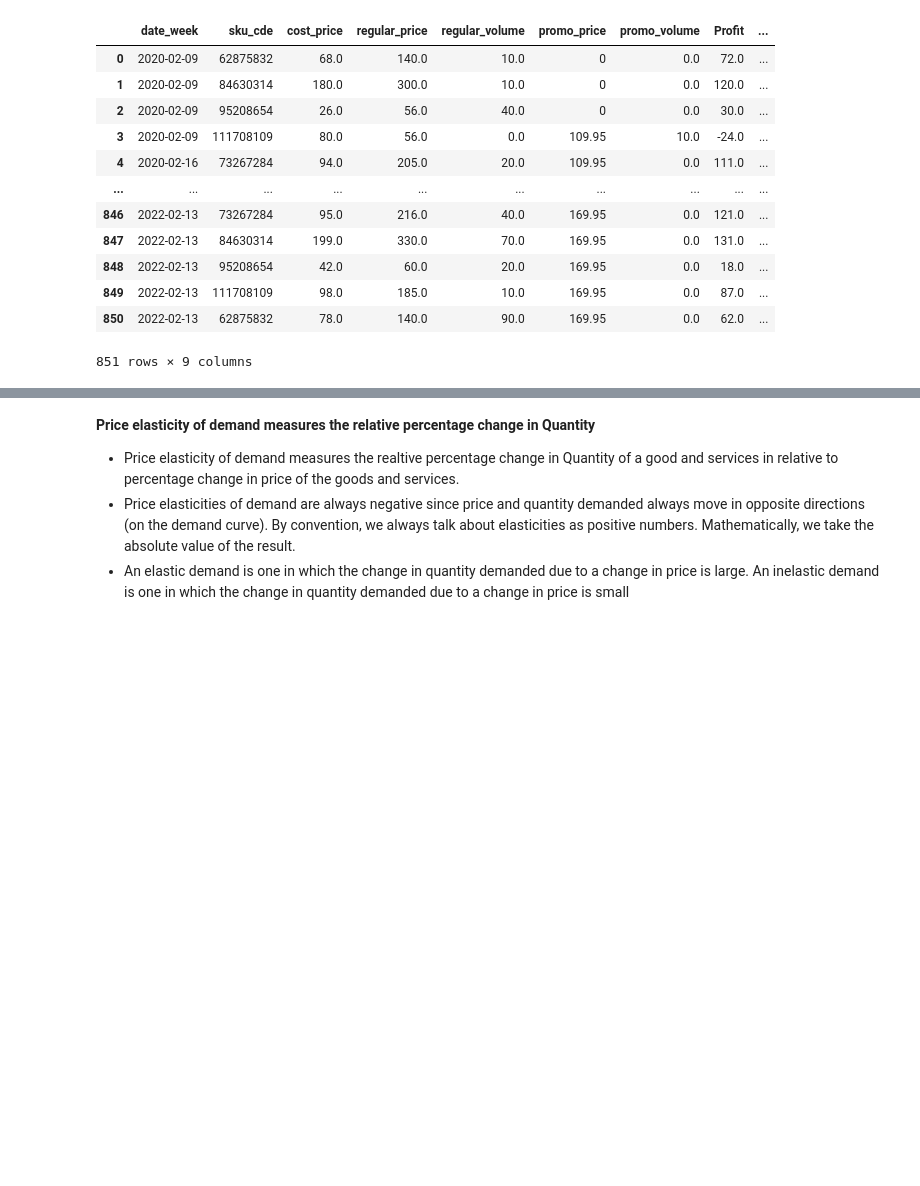
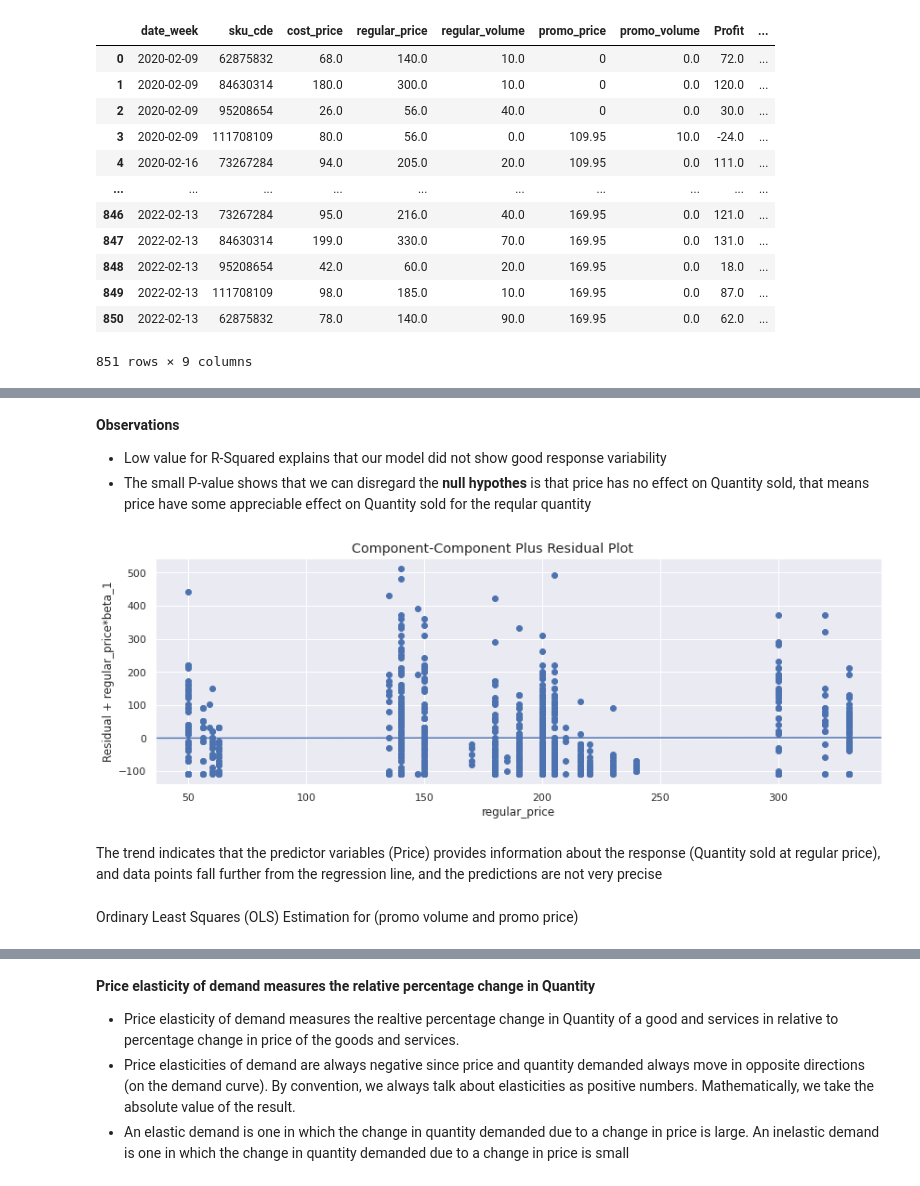
Before and after one commit to AyorindeTayo/Price-Elasticity-of-Deman-Prediction, a Jupyter notebook: Untitled64.ipynb, the cells around one changed output, grey strips where cells are left out. Drawn from its saved outputs; the diff is of its cells as text; code cells hidden in the pictures; blank space fills up the shorter version.

```diff
--- a/Untitled64.ipynb
+++ b/Untitled64.ipynb
@@ -10,7 +10,7 @@ Saving data (2).xlsx to data (2) (2).xlsx
 # %%
 import pandas as pd
 # %%
-df=pd.read_csv('data.csv')
+df=pd.read_csv('Senior Data Assignment (2).csv')
 df.head()
 # %% [output]
 |  | date_week | sku_cde | cost_price | regular_price | regular_volume | promo_price | promo_volume |
@@ -220,0 +232,3 @@ df
+# %%
+ls_model = ols("regular_volume ~ regular_price", data=df).fit()
+print(ls_model.summary())
@@ -220,0 +253,15 @@ df
+# %% [markdown]
+**Observations**
+
+
+*   Low value for R-Squared explains that our model did not show good response variability
+*   The small P-value shows that we can disregard the **null hypothes** is that price has no effect on Quantity sold, that means price have some appreciable effect on Quantity sold for the reqular quantity
+# %%
+fig = plt.figure(figsize=(12, 8))
+fig = sm.graphics.plot_ccpr_grid(ls_model, fig=fig)
+# %% [output]
+[figure, added]
+# %% [markdown]
+The trend indicates that the predictor variables (Price) provides information about the response (Quantity sold at regular price), and data points fall further from the regression line, and the predictions are not very precise
+# %% [markdown]
+Ordinary Least Squares (OLS) Estimation for (promo volume and promo price)
```
Also changed, not shown: parts of 11 cells of this notebook.
